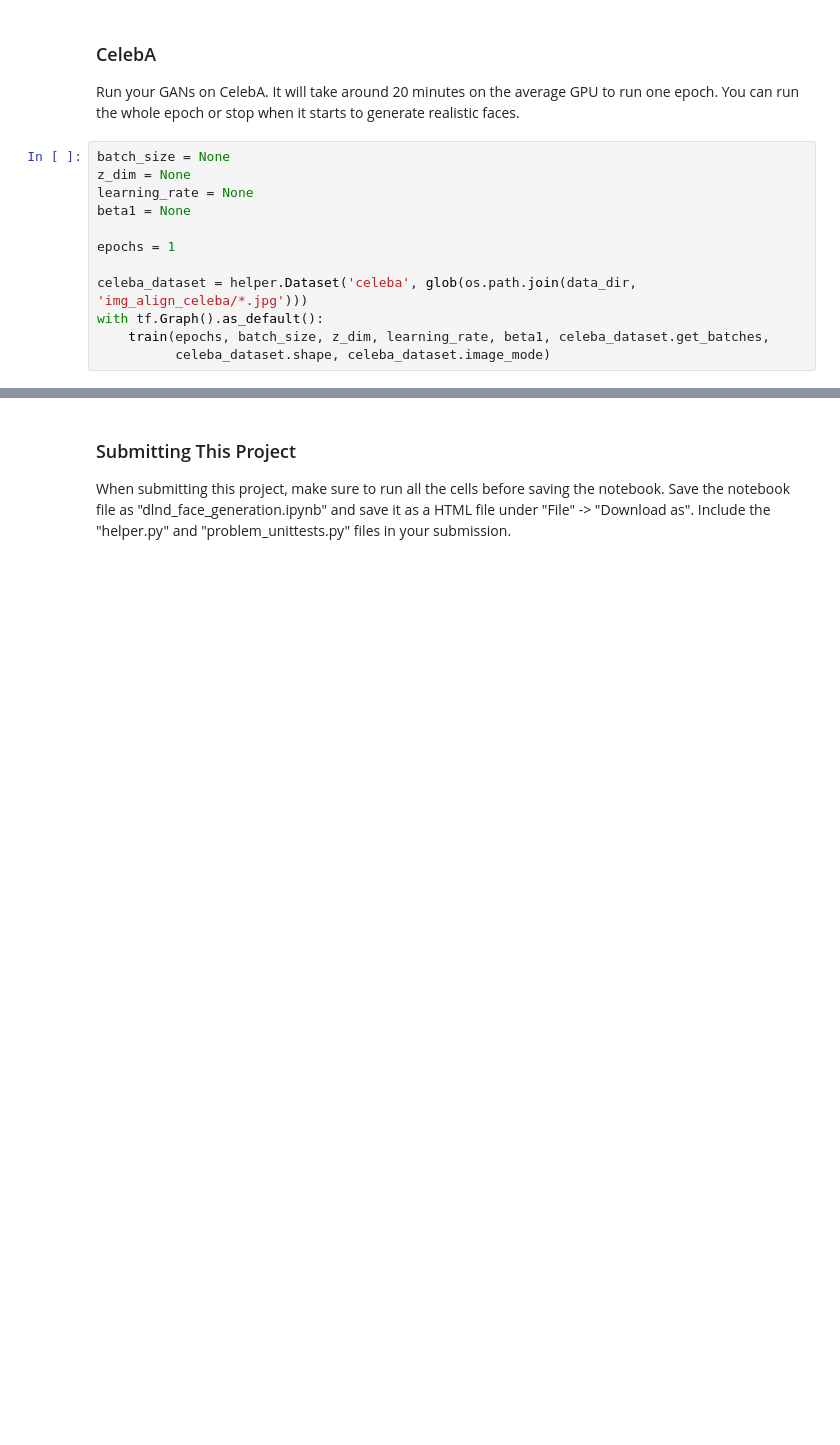
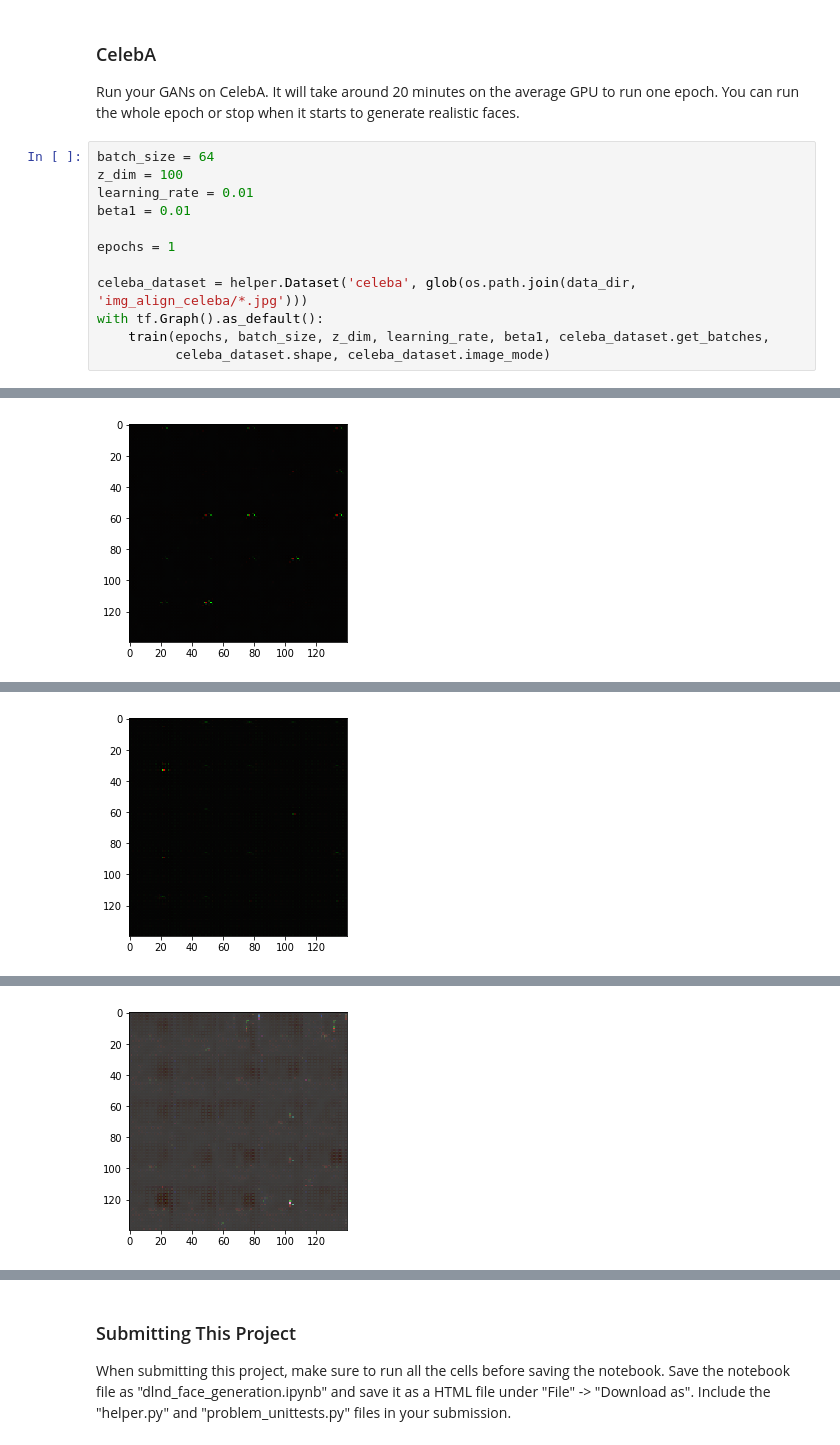
Before and after one commit to bratnick/Face-Generation-using-DCGANs, a Jupyter notebook: dlnd_face_generation.ipynb, the cells around one changed output, grey strips where cells are left out. Drawn from its saved outputs; the diff is of its cells as text; blank space fills up the shorter version.

```diff
--- a/dlnd_face_generation.ipynb
+++ b/dlnd_face_generation.ipynb
@@ -377,10 +379,10 @@ Epoch 1/10... Batch 600... Discriminator Loss: 0.0006... Generator Loss: 145.339
 ### CelebA
 Run your GANs on CelebA.  It will take around 20 minutes on the average GPU to run one epoch.  You can run the whole epoch or stop when it starts to generate realistic faces.
 # %%
-batch_size = None
-z_dim = None
-learning_rate = None
-beta1 = None
+batch_size = 64
+z_dim = 100
+learning_rate = 0.01
+beta1 = 0.01
 
 epochs = 1
 
@@ -388,3 +390,4 @@ celeba_dataset = helper.Dataset('celeba', glob(os.path.join(data_dir, 'img_align
 with tf.Graph().as_default():
     train(epochs, batch_size, z_dim, learning_rate, beta1, celeba_dataset.get_batches,
           celeba_dataset.shape, celeba_dataset.image_mode)
+# %% [output]
@@ -390,0 +399 @@ with tf.Graph().as_default():
+[figure, added]
@@ -390,0 +405 @@ with tf.Graph().as_default():
+[figure, added]
@@ -390,0 +411 @@ with tf.Graph().as_default():
+[figure, added]
```
Also changed, not shown: parts of 4 cells of this notebook, 1 other file.
